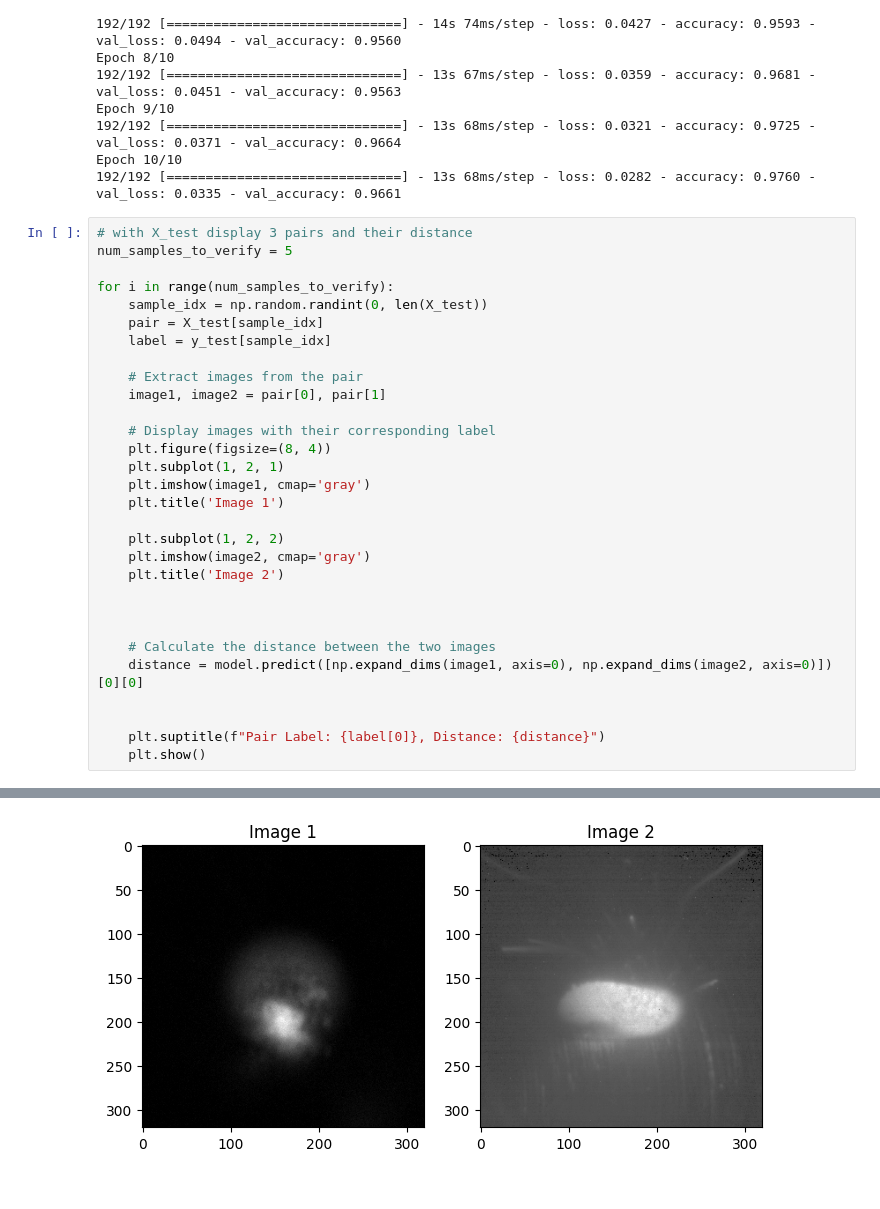
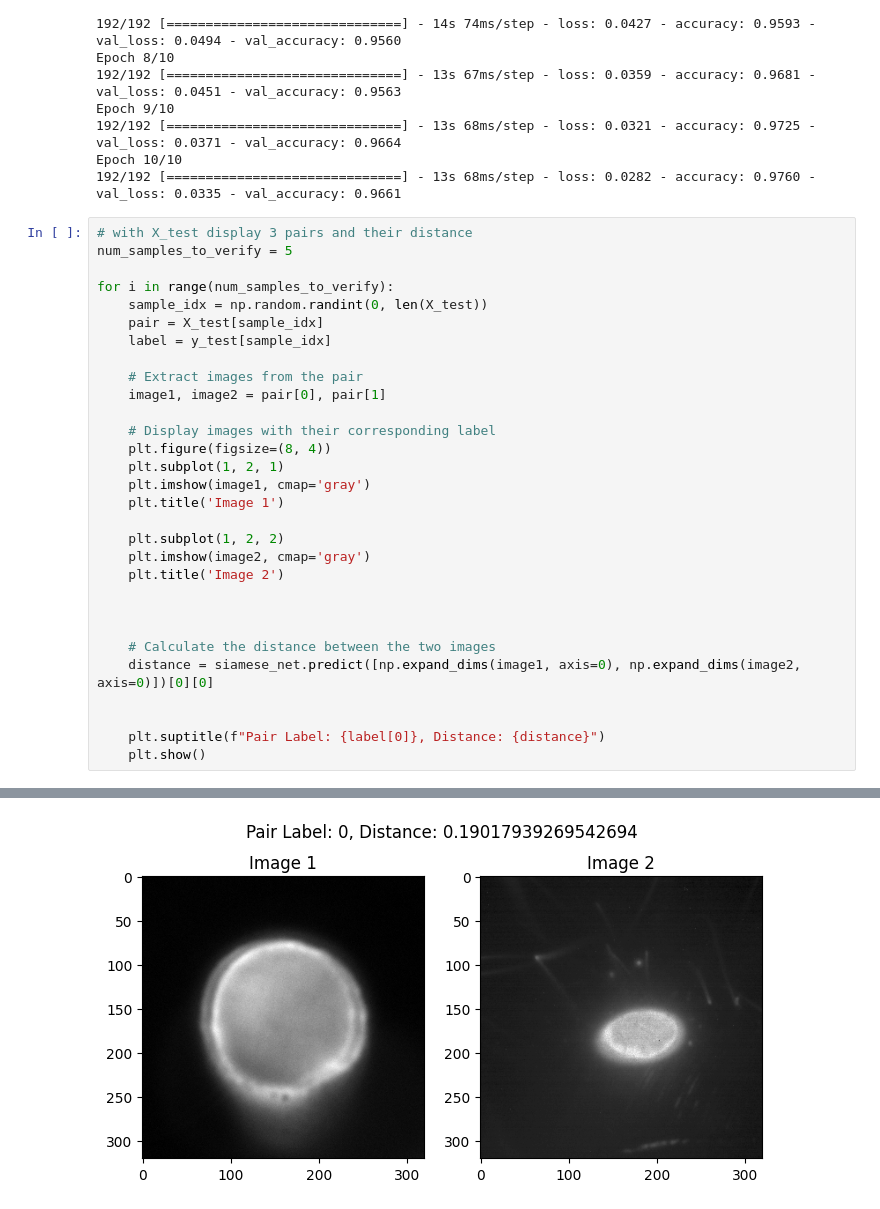
Before and after one commit to jpsousaUP/SSL_Project_1, a Jupyter notebook: notebooks/test_SiameseNN_3.ipynb, the cells around one changed output, grey strips where cells are left out. Drawn from its saved outputs; the diff is of its cells as text.

Commit message:
siamese

```diff
--- a/notebooks/test_SiameseNN_3.ipynb
+++ b/notebooks/test_SiameseNN_3.ipynb
@@ -552,7 +552,7 @@ for i in range(num_samples_to_verify):
 
 
     # Calculate the distance between the two images
-    distance = model.predict([np.expand_dims(image1, axis=0), np.expand_dims(image2, axis=0)])[0][0]
+    distance = siamese_net.predict([np.expand_dims(image1, axis=0), np.expand_dims(image2, axis=0)])[0][0]
 
 
     plt.suptitle(f"Pair Label: {label[0]}, Distance: {distance}")
@@ -562 +562 @@ NameError: name 'model' is not defined
-[figure, old version]
+[figure, new version]
```
Also changed, not shown: parts of 4 cells of this notebook.
